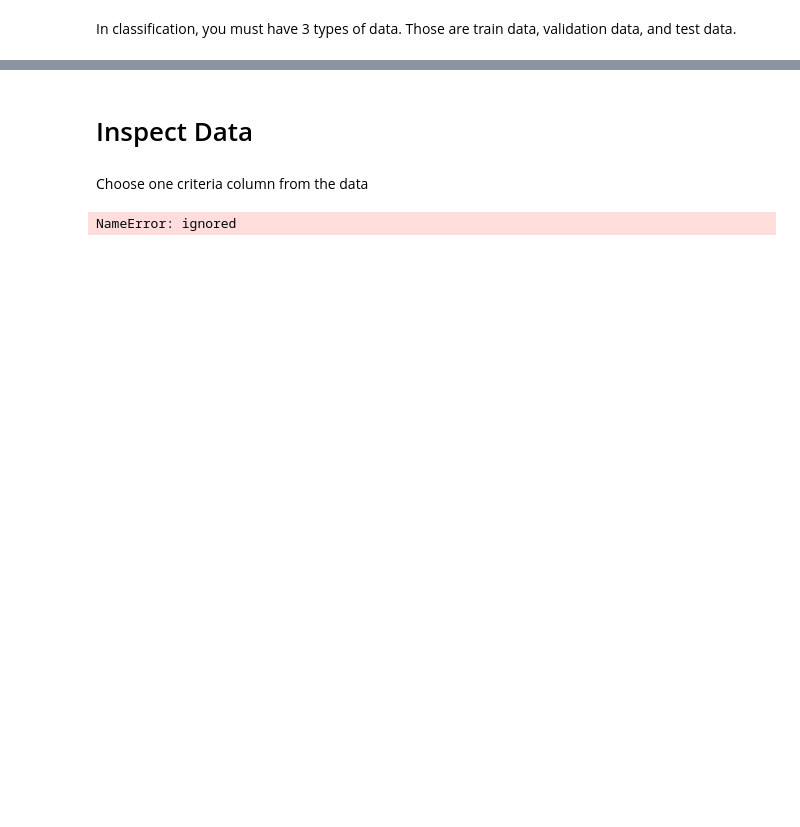
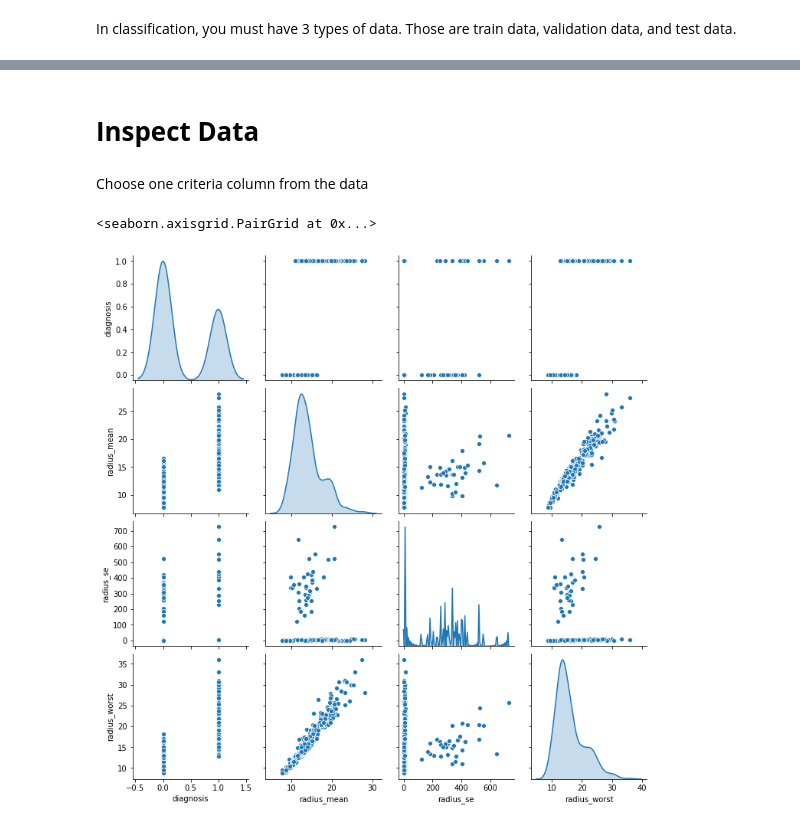
Before and after one commit to kvnchandra/ml-assignment-bangkit, a Jupyter notebook: main.ipynb, the cells around one changed output, grey strips where cells are left out. Drawn from its saved outputs; the diff is of its cells as text; code cells hidden in the pictures; blank space fills up the shorter version.

```diff
--- a/main.ipynb
+++ b/main.ipynb
@@ -99,10 +106,11 @@ Row, Col (569, 31)
 # %% [markdown]
-# Inspect Data
+# **Inspect Data**
 # %% [markdown]
 Choose one criteria column from the data
 # %%
 # Create plot to display data
-sns.pairplot(dataframe[["diagnosis",	"radius_mean",	"radius_se",
-                        "radius_worst"]], diag_kind="kde")
+sns.pairplot(train[["diagnosis", "radius_mean",	"radius_se", "radius_worst"]],
+             diag_kind="kde")
 # %% [output]
-NameError: ignored
+<seaborn.axisgrid.PairGrid at 0x...>
+[figure, added]
```
Also changed, not shown: parts of 10 cells of this notebook.
